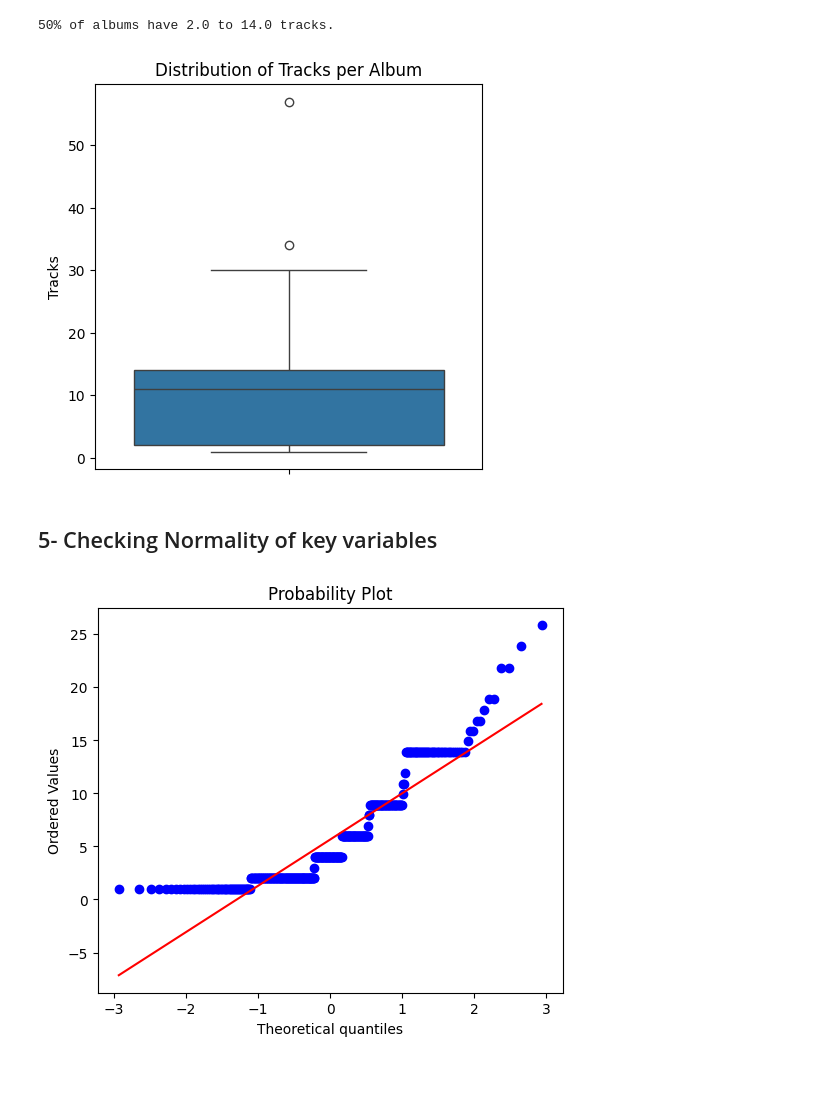
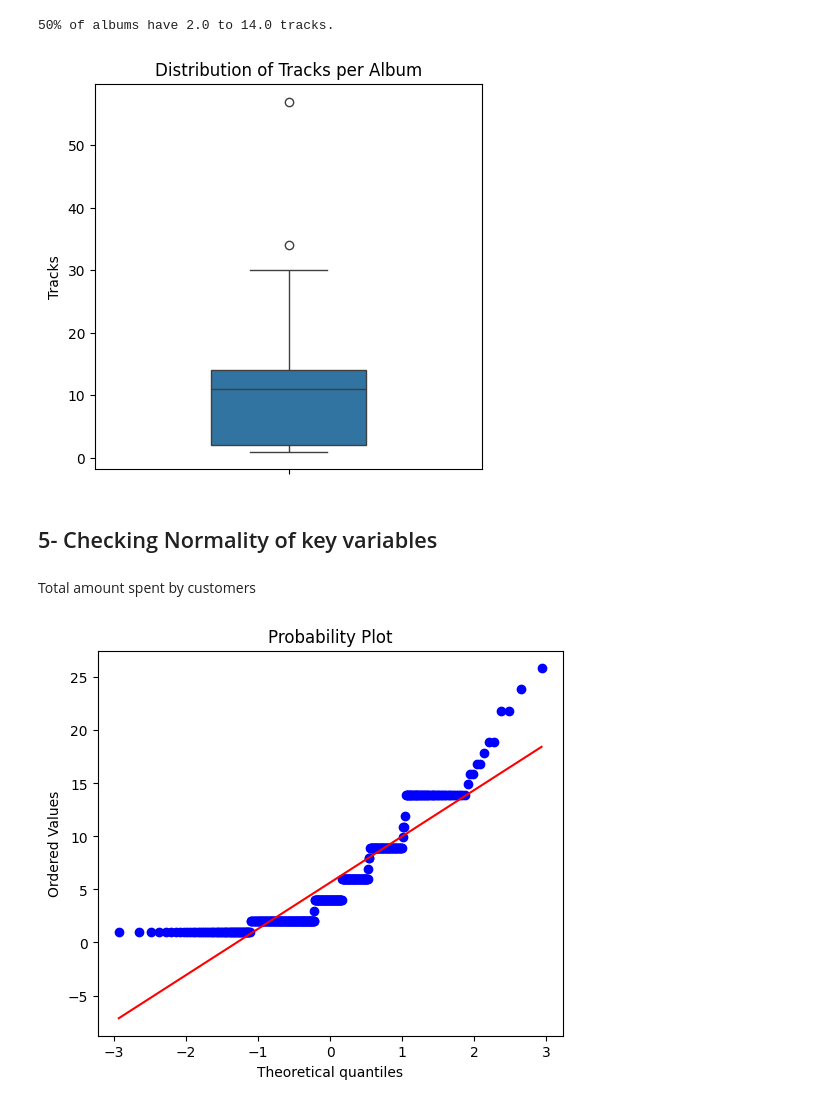
Before and after one commit to Neghfa/chinook_analysis, a Jupyter notebook: notebooks/Chinook Analysis.ipynb, the cells around one changed output. Cells and saved outputs as stored; diff of their text form; code cells hidden in the pictures; blank space fills up the shorter version.

```diff
--- a/notebooks/Chinook Analysis.ipynb
+++ b/notebooks/Chinook Analysis.ipynb
@@ -231,15 +243,17 @@ print(f"50% of albums have {q1} to {q3} tracks.")
 50% of albums have 2.0 to 14.0 tracks.
 # %%
 plt.figure(figsize=(5,5))
-sns.boxplot(tracks_per_album['Count'])
+sns.boxplot(tracks_per_album['Count'], width=0.4)
 plt.ylabel("Tracks")
 plt.title("Distribution of Tracks per Album")
 
 plt.show()
 # %% [output]
-[figure, old version]
+[figure, new version]
 # %% [markdown]
 ## 5- Checking Normality of key variables
+# %% [markdown]
+Total amount spent by customers
 # %%
 # QQ plot of Total amount spent by customers
 
```
Also changed, not shown: parts of 43 cells of this notebook.
